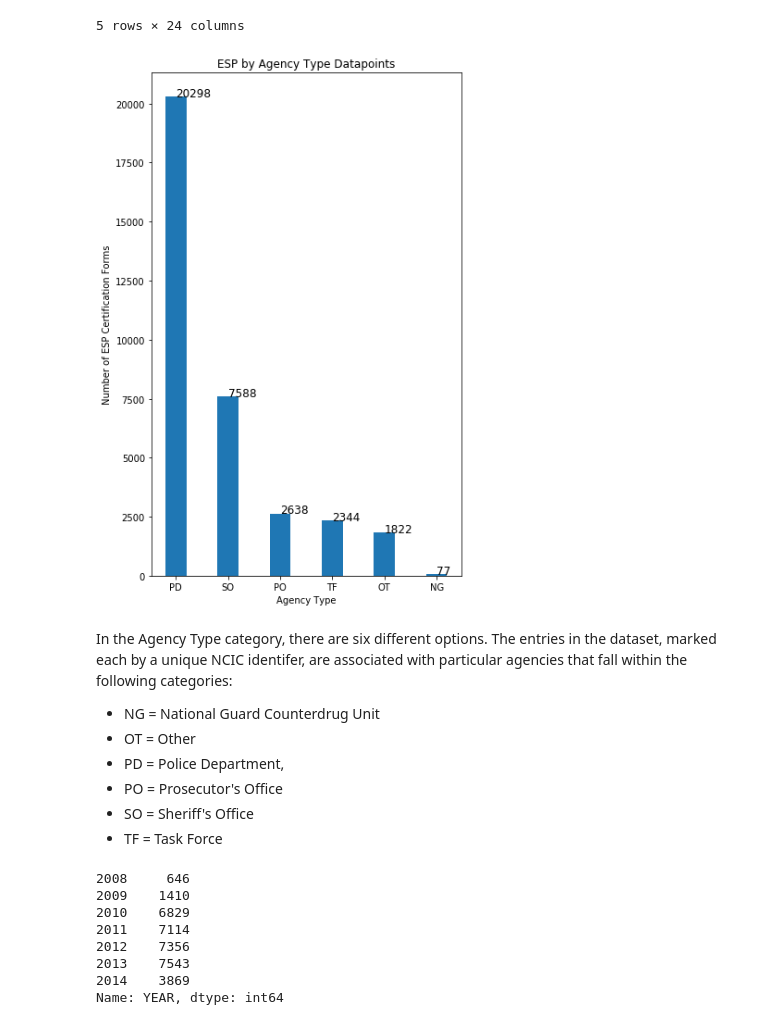
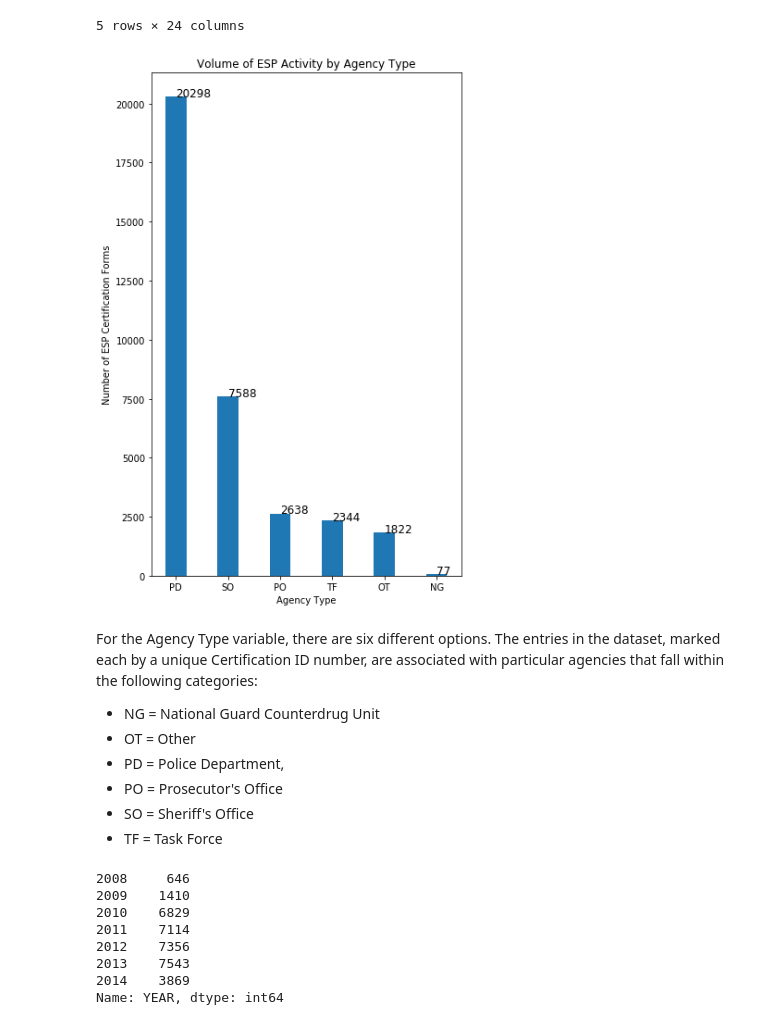
Before and after one commit to elakew/equitable_sharing_program, a Jupyter notebook: Equitable Sharing Program - Analysis.ipynb, the cells around one changed output. Cells and saved outputs as stored; diff of their text form; code cells hidden in the pictures.

```diff
--- a/Equitable Sharing Program - Analysis.ipynb
+++ b/Equitable Sharing Program - Analysis.ipynb
@@ -305,19 +305,19 @@ esp.head()
 # %%
 # Create a bar graph of the number of entries (CertificiationID submissions) by agency type
 x = esp.AGENCYTYPE.value_counts().sort_values(ascending=False).index
 y = list(esp.AGENCYTYPE.value_counts())
 fig, ax = plt.subplots(figsize=(6,10))
 ax.bar(x, y, width=0.4)
 for index,data in enumerate(y):
     plt.text(x=index, y=data+1, s=f"{data}", fontdict=dict(fontsize=12))
-plt.title("ESP by Agency Type Datapoints")
+plt.title("Volume of ESP Activity by Agency Type")
 plt.xlabel("Agency Type")
 plt.ylabel("Number of ESP Certification Forms")
 plt.show()
 # %% [output]
-[figure, old version]
+[figure, new version]
 # %% [markdown]
-In the Agency Type category, there are six different options. The entries in the dataset, marked each by a unique NCIC identifer, are associated with particular agencies that fall within the following categories:
+For the Agency Type variable, there are six different options. The entries in the dataset, marked each by a unique Certification ID number, are associated with particular agencies that fall within the following categories:
 - NG = National Guard Counterdrug Unit
 - OT = Other
 - PD = Police Department,
```
Also changed, not shown: parts of 6 cells of this notebook.
